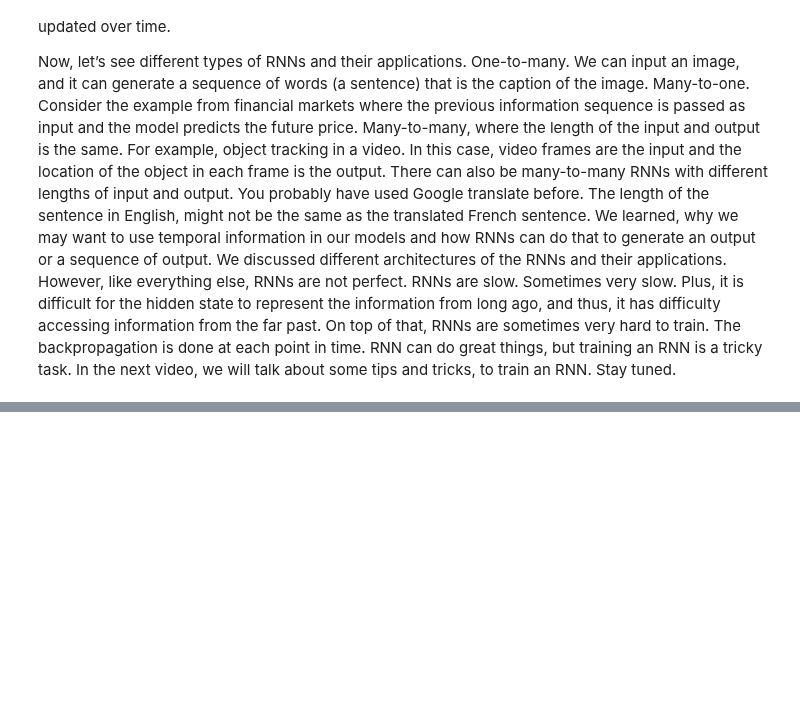
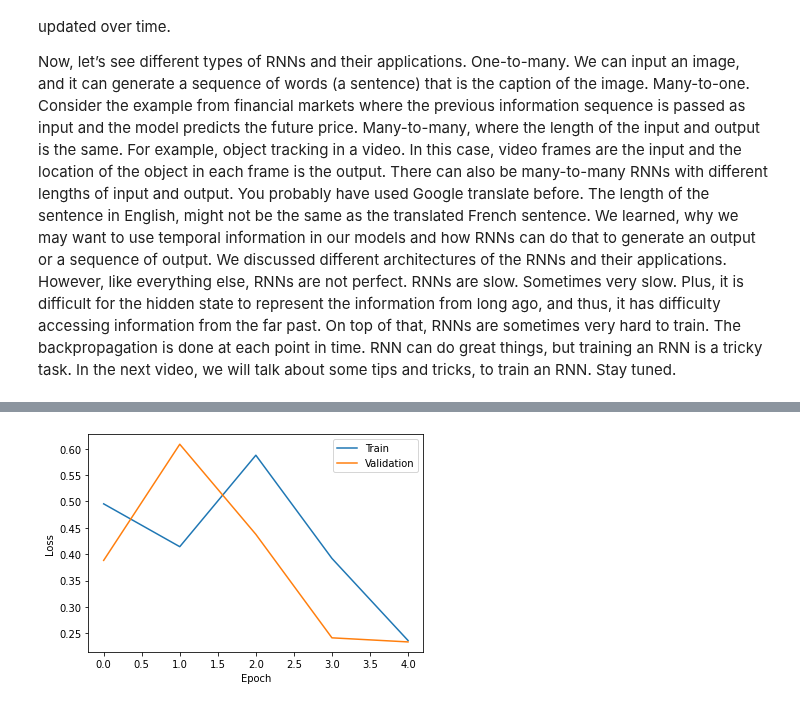
Before and after one commit to ceofast/Deep_Learning, a Jupyter notebook: Introduction_deep_learning.ipynb, the cells around one changed output, grey strips where cells are left out. Cells and saved outputs as stored; diff of their text form; code cells hidden in the pictures; blank space fills up the shorter version.

```diff
--- a/Introduction_deep_learning.ipynb
+++ b/Introduction_deep_learning.ipynb
@@ -937,0 +1175,8 @@ Now, let’s see different types of RNNs and their applications. One-to-many. We
+# %%
+# Add a LSTM layer with dropout
+model.add(tf.keras.layers.LSTM(256))
+model.add(tf.keras.layers.Dropout(0.7))
+
+# Add a Dense layer with dropout
+model.add(tf.keras.layers.Dense(128, activation = "relu"))
+model.add(tf.keras.layers.Dropout(0.7))
@@ -937,0 +1191,3 @@ Now, let’s see different types of RNNs and their applications. One-to-many. We
+# %%
+# Add the output layer
+model.add(tf.keras.layers.Dense(1, activation = "sigmoid"))
@@ -937,0 +1204,2 @@ Now, let’s see different types of RNNs and their applications. One-to-many. We
+# %%
+model.compile(optimizer = "adam", loss = "binary_crossentropy", metrics = ["accuracy"])
@@ -937,0 +1212,3 @@ Now, let’s see different types of RNNs and their applications. One-to-many. We
+# %%
+# Train the model for 5 epochs with batch size of 128
+results = model.fit(X_train, y_train, epochs = 5, validation_data = (X_val, y_val))
@@ -937,0 +1236,18 @@ Now, let’s see different types of RNNs and their applications. One-to-many. We
+# %%
+# Plot the training loss
+plt.plot(results.history["loss"], label = "Train")
+
+# Plot the validation loss
+plt.plot(results.history["val_loss"], label = "Validation")
+
+# Name the x and y axises
+plt.xlabel("Epoch")
+plt.ylabel("Loss")
+
+# Put legend table
+plt.legend()
+
+# Show the plot
+plt.show()
+# %% [output]
+[figure, added]
```
Also changed, not shown: parts of 38 cells of this notebook.
